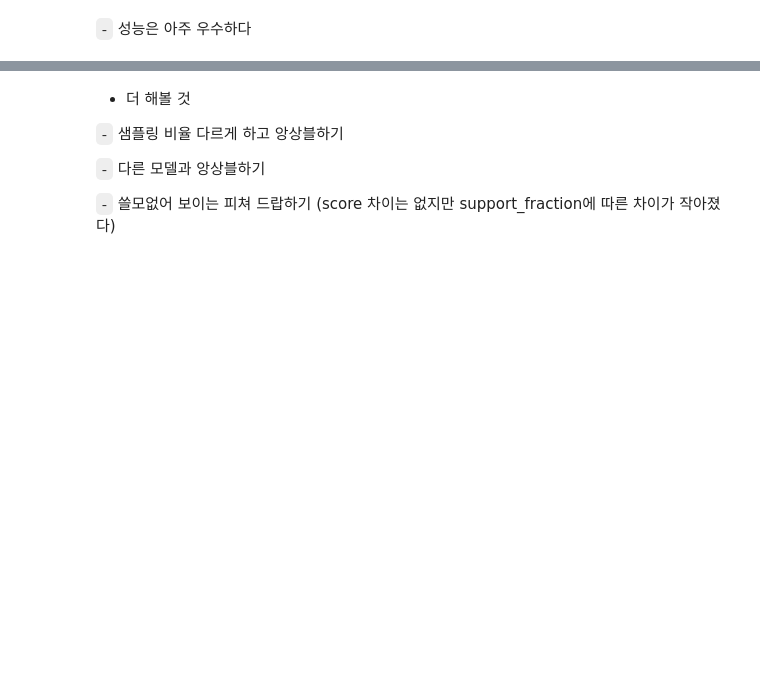
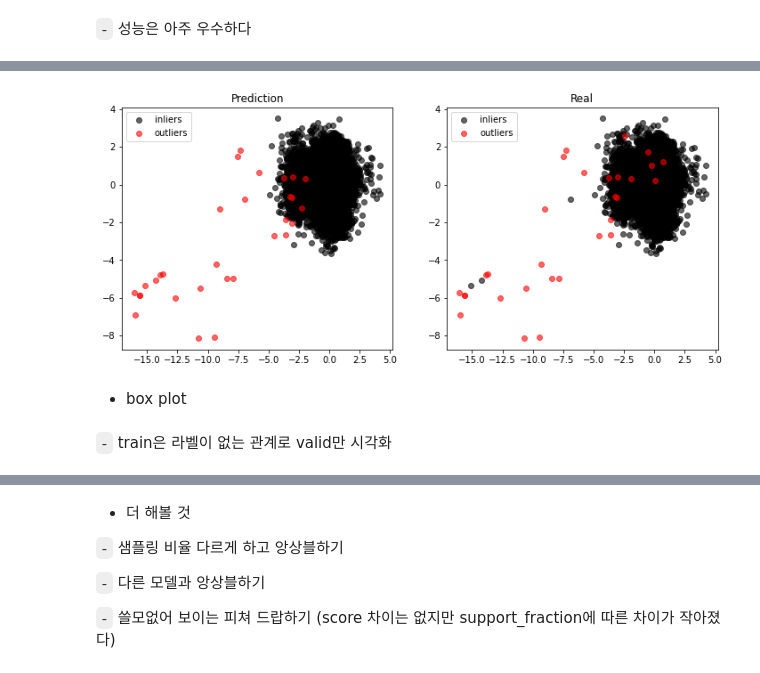
Before and after one commit to Jaesu26/Dacon-credit-card-fraud-detection, a Jupyter notebook: 신용카드-사기탐색-EDA모델링.ipynb, the cells around one changed output, grey strips where cells are left out. Drawn from its saved outputs; the diff is of its cells as text; code cells hidden in the pictures; blank space fills up the shorter version.

```diff
--- a/신용카드-사기탐색-EDA모델링.ipynb
+++ b/신용카드-사기탐색-EDA모델링.ipynb
@@ -385,0 +461,8 @@ f1_score(valid['Class'], y_pred, average='macro')
+# %%
+show_outlier(X2, cov, valid['Class'])
+# %% [output]
+[figure, added]
+# %% [markdown]
+- box plot
+# %% [markdown]
+`-` train은 라벨이 없는 관계로 valid만 시각화
```
Also changed, not shown: parts of 60 cells of this notebook.
